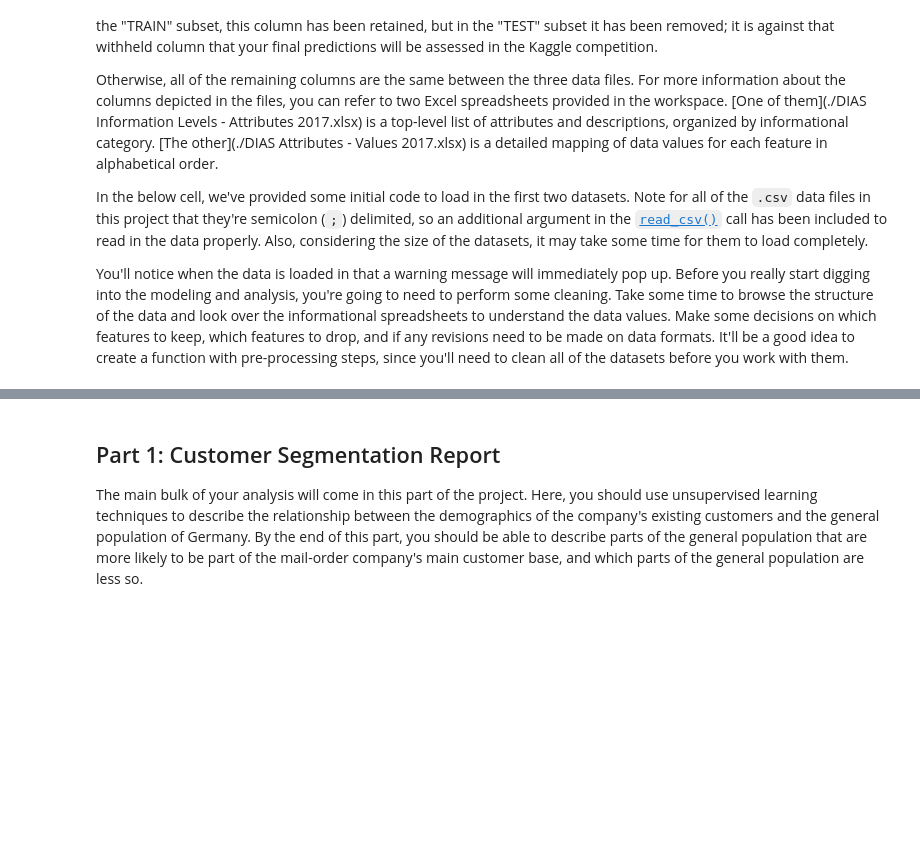
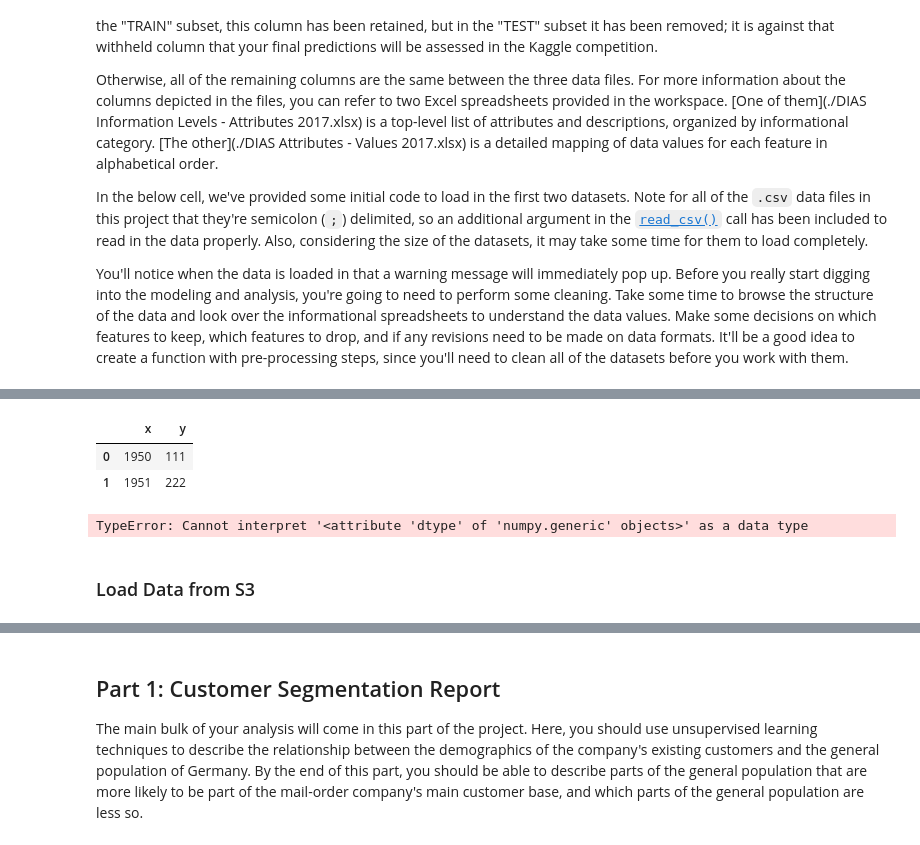
Before and after one commit to step-bauer/dsnd_capstone_arvato, a Jupyter notebook: Arvato Project Workbook.ipynb, the cells around one changed output, grey strips where cells are left out. Cells and saved outputs as stored; diff of their text form; code cells hidden in the pictures; blank space fills up the shorter version.

```diff
--- a/Arvato Project Workbook.ipynb
+++ b/Arvato Project Workbook.ipynb
@@ -38,0 +104,14 @@ You'll notice when the data is loaded in that a warning message will immediately
+# %%
+df = pd.DataFrame({'x':['1950','1951'],'y':[111,222]})
+df
+# %% [output]
+|  | x | y |
+| 0 | 1950 | 111 |
+| 1 | 1951 | 222 |
+# %%
+sns.lineplot(x='x',y='y',data=df)
+#plt.plot(x1,np.sin(x1))
+# %% [output]
+TypeError: Cannot interpret '<attribute 'dtype' of 'numpy.generic' objects>' as a data type
+# %% [markdown]
+### Load Data from S3
```
Also changed, not shown: parts of 18 cells of this notebook.
